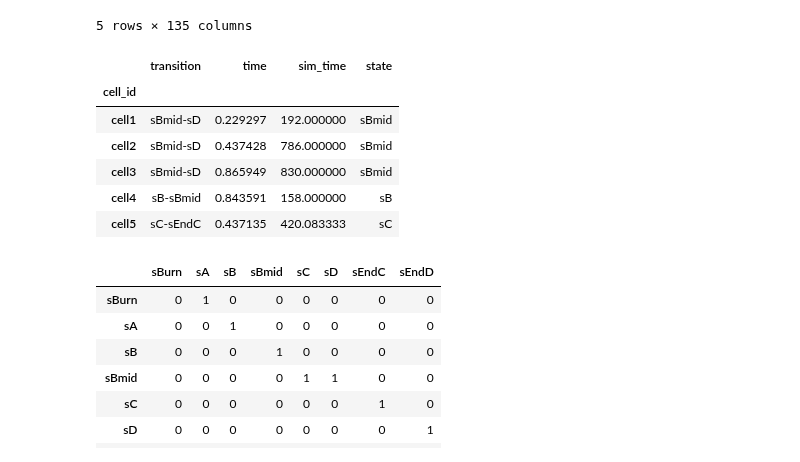
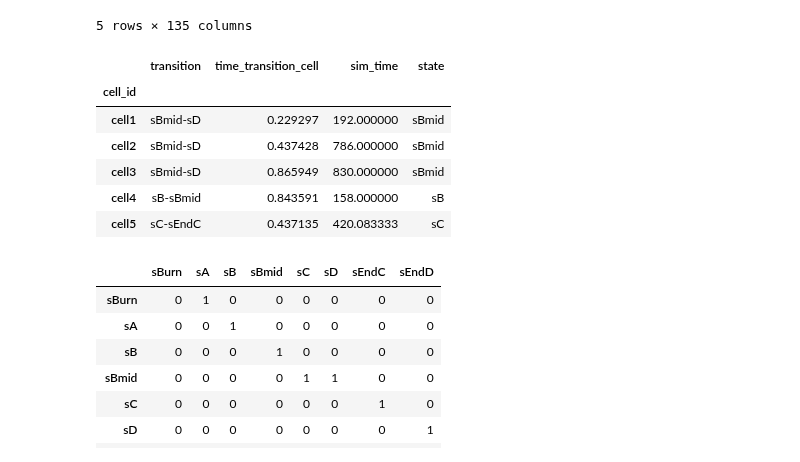
Before and after one commit to DavidWild02/BachelorThesis-ML-Gene-Interactions, a Jupyter notebook: src/PrepareSyntheticData.ipynb, the cells around one changed output. Saved outputs shown, nothing was run; the diff lists cells and outputs as text; code cells hidden in the pictures.

```diff
--- a/src/PrepareSyntheticData.ipynb
+++ b/src/PrepareSyntheticData.ipynb
@@ -25,10 +25,11 @@ df_counts_mrna.head()
 # %%
 df_cell_info["transition"] = df_cell_info["from"] + "-" + df_cell_info["to"]
 df_cell_info["state"] = df_cell_info["from"]
-df_cell_info = df_cell_info[["transition", "time", "sim_time", "state"]]
+df_cell_info["time_transition_cell"] = df_cell_info["time"]
+df_cell_info = df_cell_info[["transition", "time_transition_cell", "sim_time", "state"]]
 df_cell_info.head()
 # %% [output]
-|  | transition | time | sim_time | state |
+|  | transition | time_transition_cell | sim_time | state |
 | cell_id |  |  |  |  |
 | cell1 | sBmid-sD | 0.229297 | 192.000000 | sBmid |
 | cell2 | sBmid-sD | 0.437428 | 786.000000 | sBmid |
```
Also changed, not shown: parts of 7 cells of this notebook.
